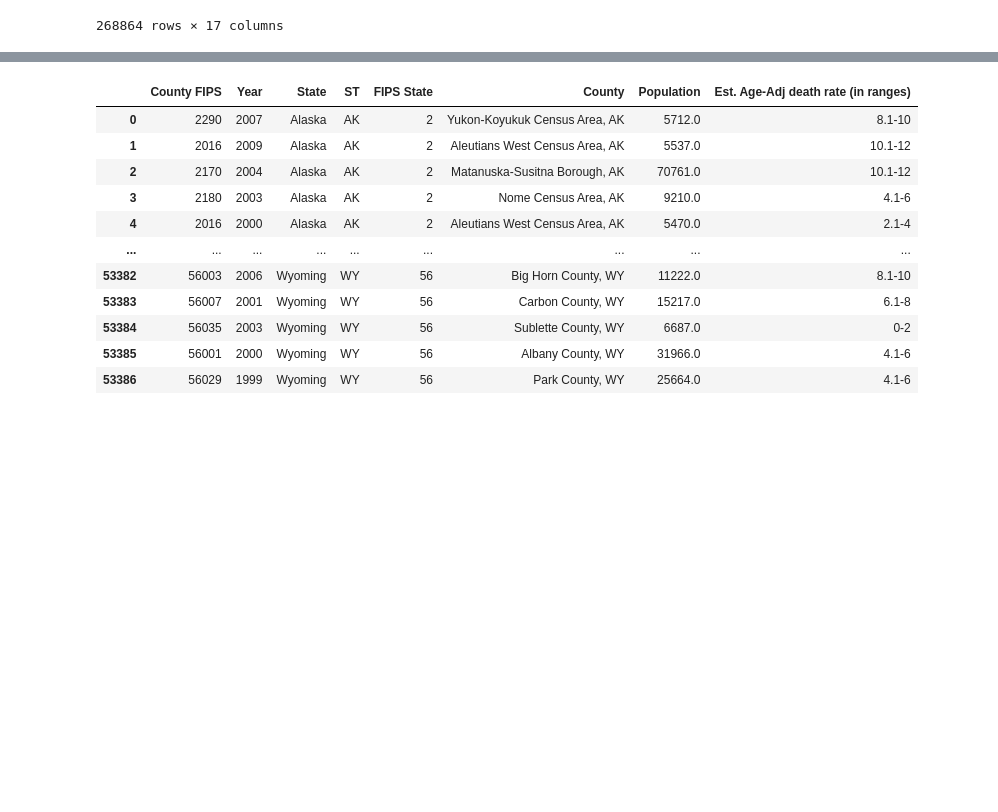
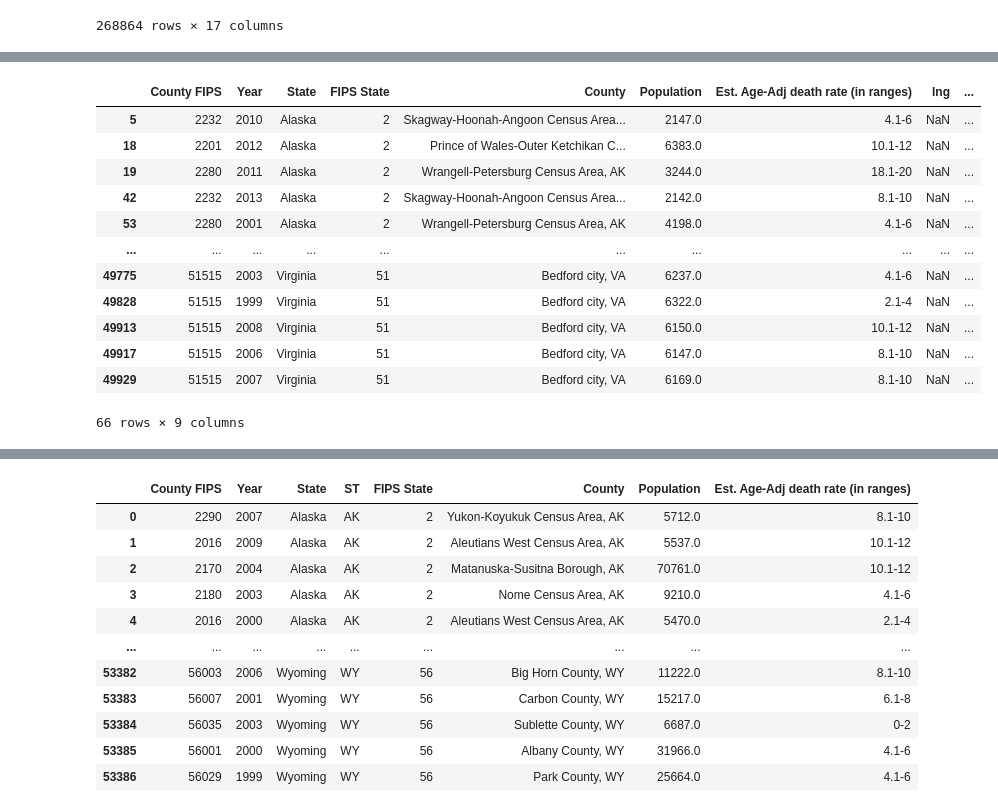
Before and after one commit to mfont99/project-3, a Jupyter notebook: data2.ipynb, the cells around one changed output, grey strips where cells are left out. Drawn from its saved outputs; the diff is of its cells as text; code cells hidden in the pictures; blank space fills up the shorter version.

```diff
--- a/data2.ipynb
+++ b/data2.ipynb
@@ -42,0 +85,17 @@ death_file.head()
+# %%
+nan_count = Alldata[Alldata.isna().any(axis=1)]
+nan_count
+# %% [output]
+|  | County FIPS | Year | State | FIPS State | County | Population | Est. Age-Adj death rate (in ranges) | lng | ... |
+| 5 | 2232 | 2010 | Alaska | 2 | Skagway-Hoonah-Angoon Census Area... | 2147.0 | 4.1-6 | NaN | ... |
+| 18 | 2201 | 2012 | Alaska | 2 | Prince of Wales-Outer Ketchikan C... | 6383.0 | 10.1-12 | NaN | ... |
+| 19 | 2280 | 2011 | Alaska | 2 | Wrangell-Petersburg Census Area, AK | 3244.0 | 18.1-20 | NaN | ... |
+| 42 | 2232 | 2013 | Alaska | 2 | Skagway-Hoonah-Angoon Census Area... | 2142.0 | 8.1-10 | NaN | ... |
+| 53 | 2280 | 2001 | Alaska | 2 | Wrangell-Petersburg Census Area, AK | 4198.0 | 4.1-6 | NaN | ... |
+| ... | ... | ... | ... | ... | ... | ... | ... | ... | ... |
+| 49775 | 51515 | 2003 | Virginia | 51 | Bedford city, VA | 6237.0 | 4.1-6 | NaN | ... |
+| 49828 | 51515 | 1999 | Virginia | 51 | Bedford city, VA | 6322.0 | 2.1-4 | NaN | ... |
+| 49913 | 51515 | 2008 | Virginia | 51 | Bedford city, VA | 6150.0 | 10.1-12 | NaN | ... |
+| 49917 | 51515 | 2006 | Virginia | 51 | Bedford city, VA | 6147.0 | 8.1-10 | NaN | ... |
+| 49929 | 51515 | 2007 | Virginia | 51 | Bedford city, VA | 6169.0 | 8.1-10 | NaN | ... |
+66 rows × 9 columns
```
Also changed, not shown: parts of 7 cells of this notebook, 3 other files.
